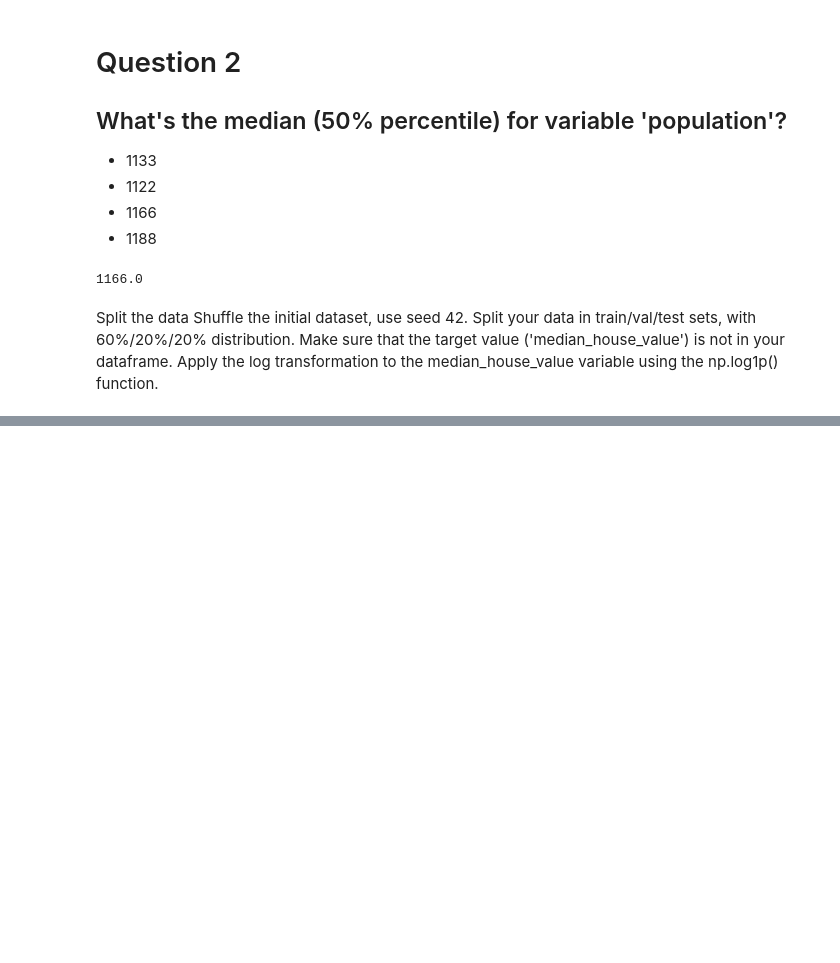
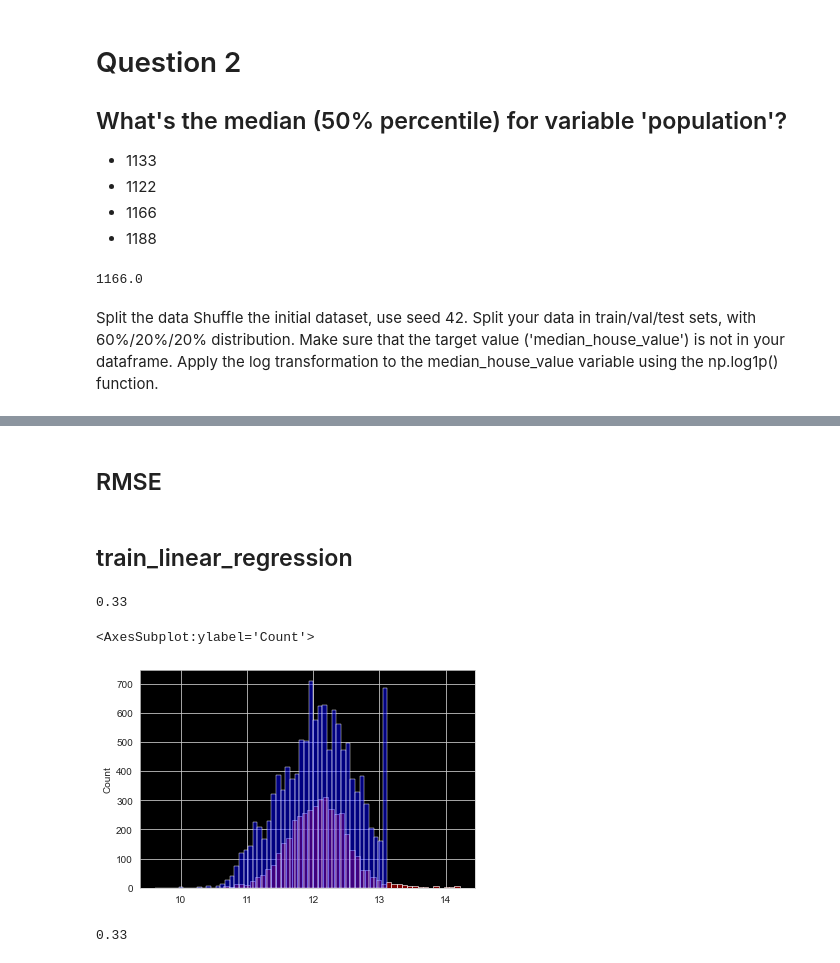
Before and after one commit to Andrej-Ilin/course_zoomcamp_2022, a Jupyter notebook: week2/homework_2.ipynb, the cells around one changed output, grey strips where cells are left out. Drawn from its saved outputs; the diff is of its cells as text; code cells hidden in the pictures; blank space fills up the shorter version.

```diff
--- a/week2/homework_2.ipynb
+++ b/week2/homework_2.ipynb
@@ -78,0 +168,25 @@ train = n
+# %%
+#@ PREPARING THE DATASET:
+def miss_zero(df):
+    df = df.copy()
+    df = df.fillna(0)
+    X = df.values
+    return X
+
+
+def miss_mean(df, df_train=df_train):
+    try:
+        val_miss = df.isna().sum().to_frame(name="nans").query("nans > 0")["nans"].index[0]
+        df = df.copy()
+        for i in val_miss:
+            mean_val = df_train[val_miss].mean() # we must take only out df_train!!!
+            df = df.fillna(mean_val)
+        X = df.values
+        return X
+    except:
+        X = df.values
+        return X
+# %%
+X_train_0 = miss_zero(df_train)
+X_val_0 = miss_zero(df_val)
+X_test_0 = miss_zero(df_test)
@@ -78,0 +197,2 @@ train = n
+# %% [markdown]
+## RMSE
@@ -78,0 +204,25 @@ train = n
+# %% [markdown]
+## train_linear_regression
+# %%
+#@ FUNCTION FOR LINEAR REGRESSION:
+def train_linear_regression(X, y):
+    ones = np.ones(X.shape[0])
+    X = np.column_stack([ones, X])
+    XTX = X.T.dot(X)
+    XTX_inv = np.linalg.inv(XTX)
+    w = XTX_inv.dot(X.T).dot(y)
+    return w[0], w[1:]
+# %%
+w0, w = train_linear_regression(X_train_0, y_train)
+
+y_pred_0 = w0 + X_val_0.dot(w)
+round(rmse(y_val, y_pred_0), 2)
+# %% [output]
+0.33
+# %%
+sns.set_style({'axes.facecolor': '0'})
+sns.histplot(y_pred_0, color='red', alpha=0.5, bins=50)
+sns.histplot(y_train, color='blue', alpha=0.5, bins=50)
+# %% [output]
+<AxesSubplot:ylabel='Count'>
+[figure, added]
@@ -78,0 +233,7 @@ train = n
+# %%
+w0, w = train_linear_regression(X_train_mean, y_train)
+
+y_pred_mean = w0 + X_val_mean.dot(w)
+round(rmse(y_val, y_pred_mean), 2)
+# %% [output]
+0.33
```
Also changed, not shown: parts of 30 cells of this notebook.
